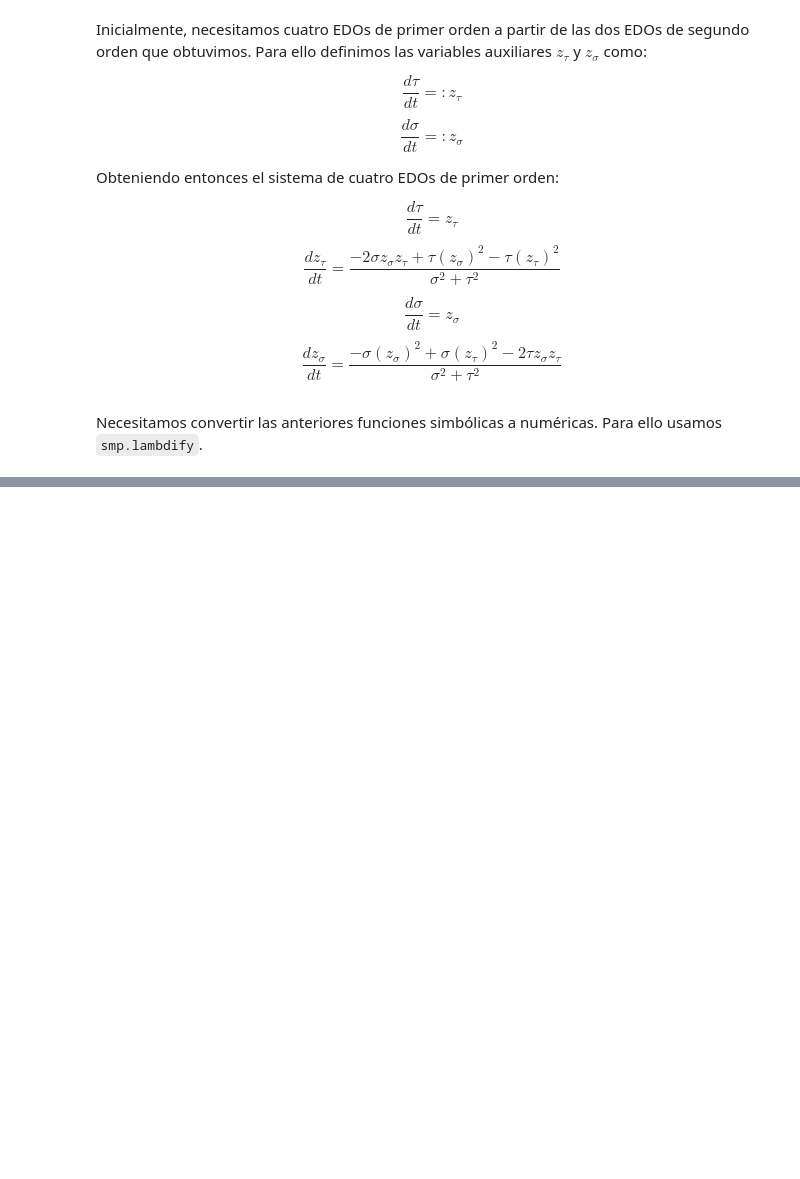
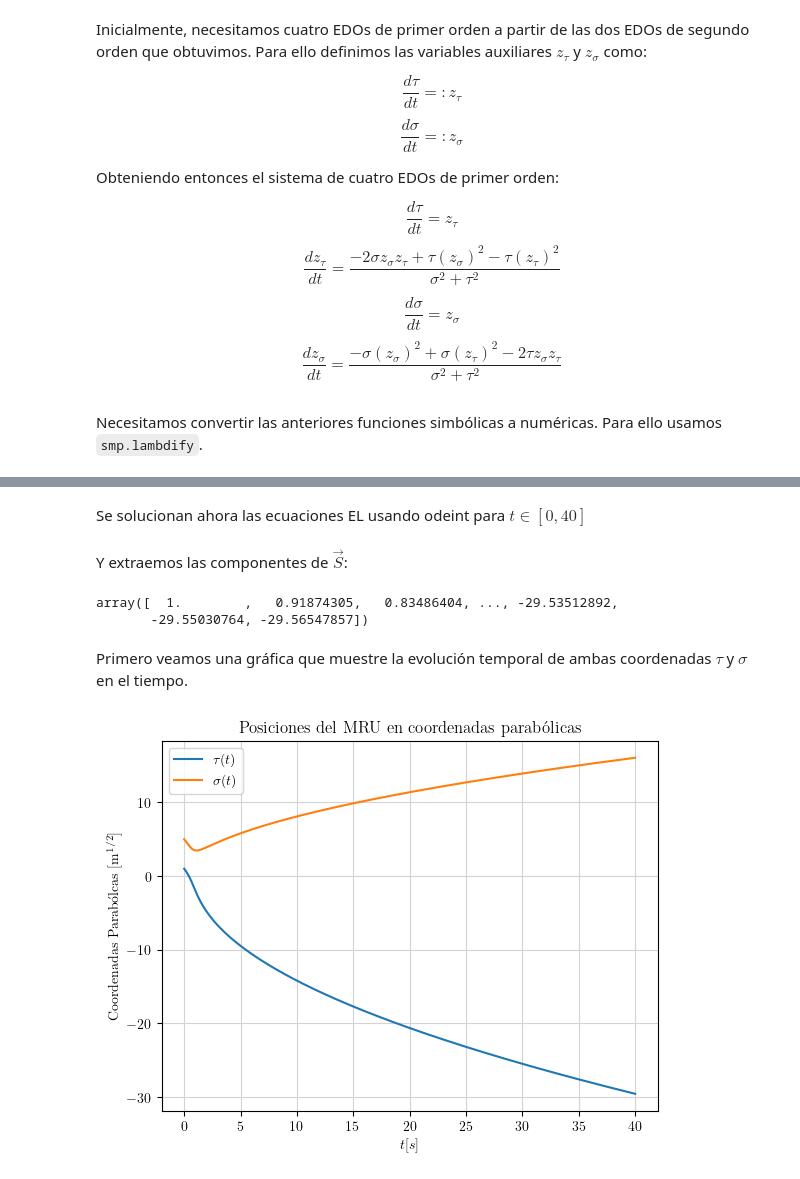
Before and after one commit to thomas-martinod/mecanica-clasica, a Jupyter notebook: tarea-2/punto-3.ipynb, the cells around one changed output, grey strips where cells are left out. Cells and saved outputs as stored; diff of their text form; code cells hidden in the pictures; blank space fills up the shorter version.

```diff
--- a/tarea-2/punto-3.ipynb
+++ b/tarea-2/punto-3.ipynb
@@ -111,0 +122,9 @@ Necesitamos convertir las anteriores funciones simbólicas a numéricas. Para el
+# %%
+def dSdt(S, t):
+    ttau, zztau, ssig, zzsig = S
+    return [
+        dtaudt_f(zztau),
+        dztaudt_f(t, ttau, ssig, zztau, zzsig),
+        dsigdt_f(zzsig),
+        dzsigdt_f(t, ttau, ssig, zztau, zzsig),
+    ]
@@ -111,0 +135,43 @@ Necesitamos convertir las anteriores funciones simbólicas a numéricas. Para el
+# %%
+ics = [1, -2, 5, -2]
+# %% [markdown]
+Se solucionan ahora las ecuaciones EL usando odeint para $t \in [0, 40]$
+# %%
+t_v = np.linspace(0, 40, 1001)
+ans = odeint(dSdt, y0=ics, t=t_v)
+# %% [markdown]
+Y extraemos las componentes de $\vec{S}$:
+# %%
+tau_v = ans.T[0]
+dtau_v = ans.T[1]
+sig_v = ans.T[2]
+dsig_v = ans.T[3]
+
+tau_v
+# %% [output]
+array([  1.        ,   0.91874305,   0.83486404, ..., -29.53512892,
+       -29.55030764, -29.56547857])
+# %% [markdown]
+Primero veamos una gráfica que muestre la evolución temporal de ambas coordenadas $\tau$ y $\sigma$ en el tiempo.
+# %%
+plt.rcParams.update({
+    "text.usetex": True,
+    "font.family": "serif",
+    "font.serif": ["Computer Modern Roman"]
+})
+
+plt.figure()
+
+plt.plot(t_v, tau_v, label=r'$\tau(t)$')
+plt.plot(t_v, sig_v, label=r'$\sigma(t)$')
+
+
+plt.xlabel(r'$t [s]$')
+plt.ylabel(r'Coordenadas Parabólcas $[$m$^{1/2}]$')
+plt.title(r'Posiciones del MRU en coordenadas parabólicas')
+plt.legend()
+
+plt.grid(True, color='lightgray')
+plt.show()
+# %% [output]
+[figure, added]
```
Also changed, not shown: parts of 29 cells of this notebook, 5 other files.
